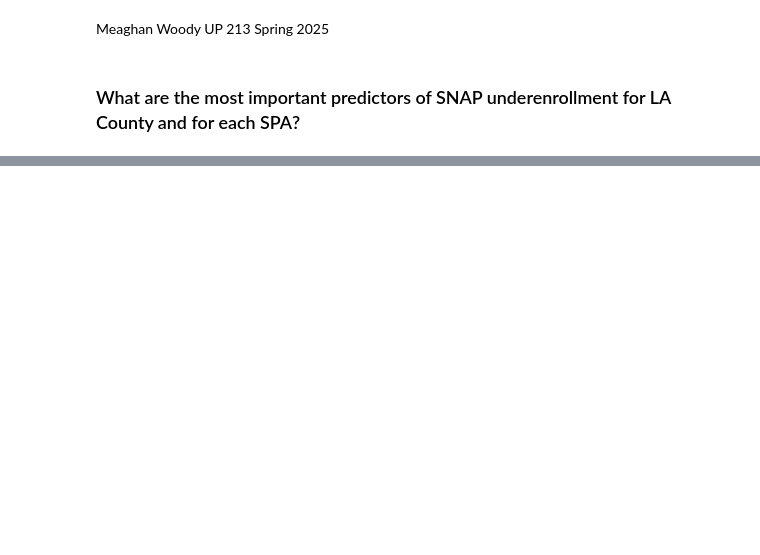
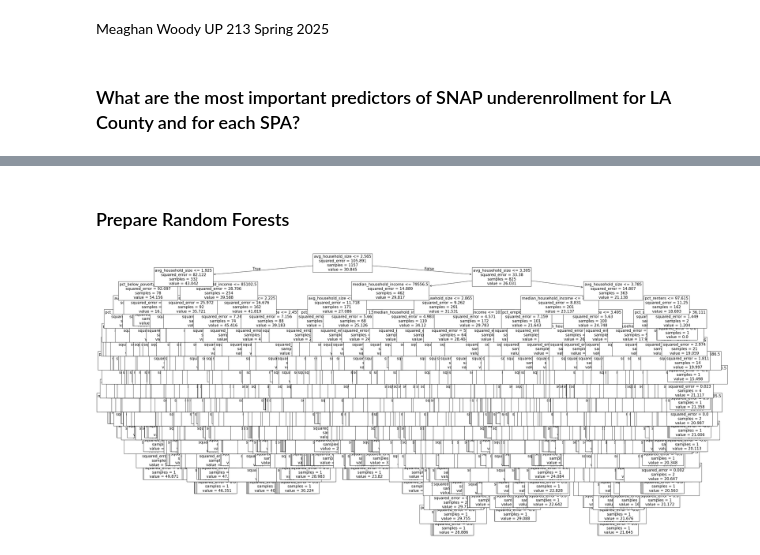
Before and after one commit to mwoody4/UP213Final, a Jupyter notebook: final/2_Machine Learning.ipynb, the cells around one changed output, grey strips where cells are left out. Cells and saved outputs as stored; diff of their text form; code cells hidden in the pictures; blank space fills up the shorter version.

```diff
--- a/final/2_Machine Learning.ipynb
+++ b/final/2_Machine Learning.ipynb
@@ -49,0 +293,48 @@ predictors.head()
+# %% [markdown]
+### Prepare Random Forests
+# %%
+from sklearn.model_selection import train_test_split
+from sklearn.ensemble import RandomForestRegressor
+
+# Specify x and y
+xvars = ['avg_household_size', 'median_household_income',
+ 'pct_seniors',
+ 'pct_hispanic',
+ 'pct_black',
+ 'pct_asian',
+ 'pct_below_poverty',
+ 'pct_employed',
+ 'pct_college_undergrad',
+ 'pct_renters',
+ 'pct_rent_burdened',
+ 'pct_no_internet']
+
+yvar = 'snap_gap'
+
+# Create a dataframe with no NaNs
+df_to_fit = predictors[xvars+[yvar]].dropna()
+
+# train test split
+X_train, X_test, y_train, y_test = train_test_split(
+    df_to_fit[xvars], df_to_fit[yvar], test_size = 0.25, random_state = 1)
+
+# initialize the random forest classifer object
+rf = RandomForestRegressor(n_estimators = 50, random_state = 1)
+
+# now fit the model
+rf.fit(X_train, y_train)
+
+# make predictions
+y_pred = rf.predict(X_test)
+# %%
+# this is a start, and gives a sense of the complexity of the model
+# but you might want to plot just a portion of the tree.
+
+e = rf.estimators_[0]
+
+from sklearn import tree
+import matplotlib.pyplot as plt
+fig, ax = plt.subplots(figsize=(40,20))
+_ = tree.plot_tree(e, feature_names = X_train.columns, fontsize=15, ax = ax)
+# %% [output]
+[figure, added]
```
Also changed, not shown: parts of 15 cells of this notebook.
